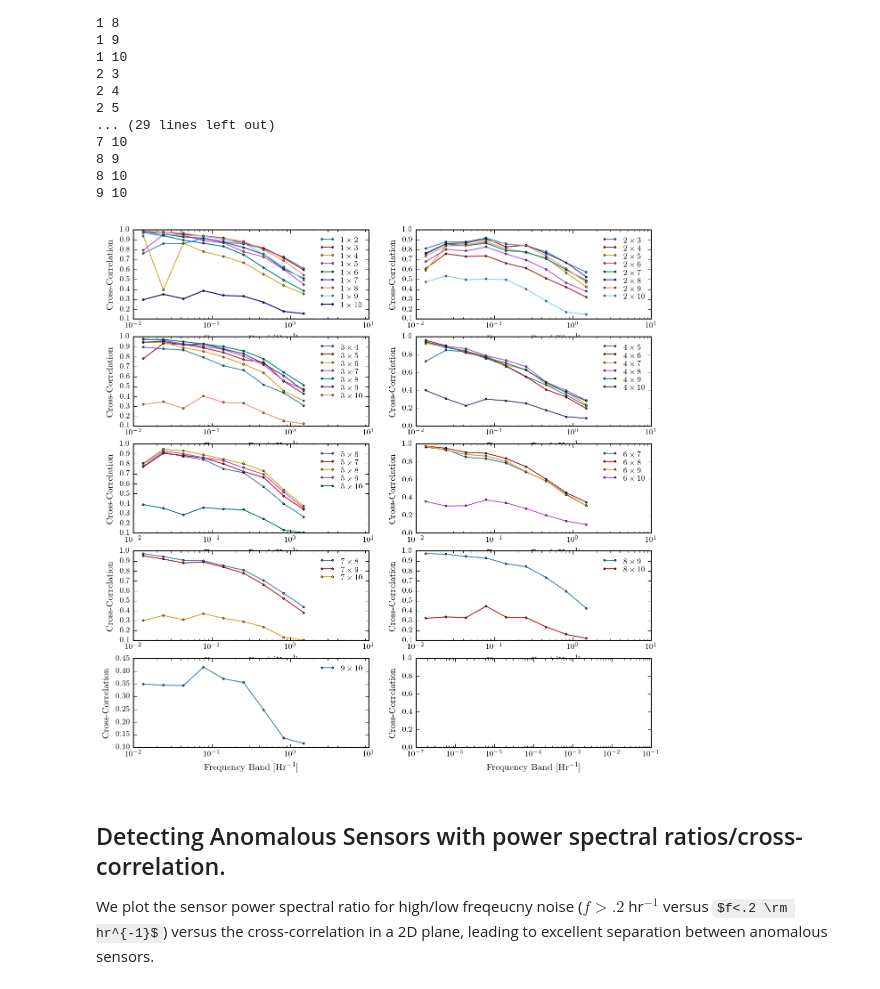
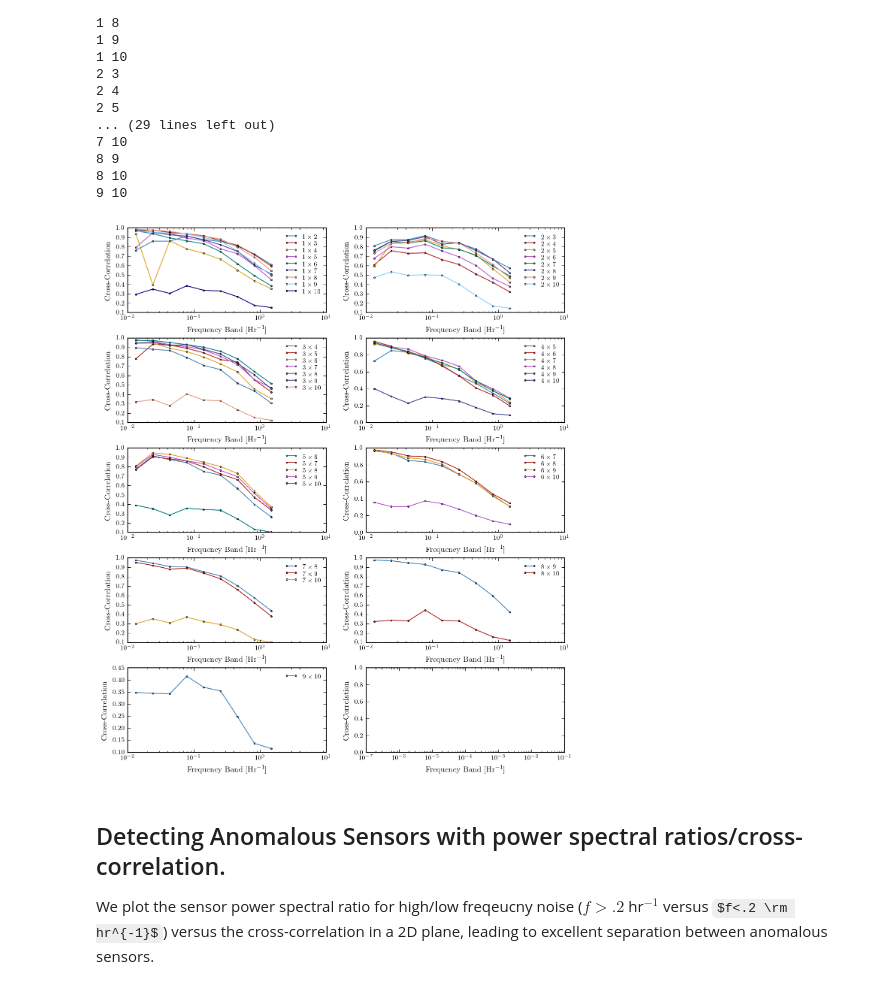
Before and after one commit to erccarls/berkely_snowfall, a Jupyter notebook: notebooks/Preprocessing.ipynb, the cells around one changed output. Drawn from its saved outputs; the diff is of its cells as text; code cells hidden in the pictures; some formulas as TeX source.

```diff
--- a/notebooks/Preprocessing.ipynb
+++ b/notebooks/Preprocessing.ipynb
@@ -196,8 +196,8 @@ plt.legend(frameon=False)
 # %%
 from scipy import signal
 
-plt.figure(figsize=(30,30))
-for i in range(1,11):
+plt.figure(figsize=(10,10))
+for i in range(5,11):
     for j in range(i,11):
         set1 = df_clean_filled['snowdepth_%i'%i].values
         set2 = df_clean_filled['snowdepth_%i'%j].values
@@ -220,13 +220,14 @@ for i in range(1,11):
         max_corr_no_clean = np.max(corr_no_clean)  # Find maximal correlation
 
         # Plotting
-        plt.subplot2grid((10,10),(i-1, j-1))
+        #plt.subplot2grid((5,5),(i-1, j-1))
+        plt.subplot2grid((5,5),(i-6, j-6))
         plt.plot((np.arange(len(corr))-len(a)/2.)/4., corr)
         plt.plot((np.arange(len(corr_no_clean))-len(a_no_clean)/2.)/4., corr_no_clean, color='firebrick', linestyle='-')
         plt.xlim(-500, 500)
         plt.vlines(len(a)/2, 0, 1, linestyle='--', alpha=.4)
 
-        plt.text(.05, .25, 'max=%1.3f'%max_corr, transform=plt.gca().transAxes, fontsize=20)
-        plt.text(.05, .1, 'lag=%1.2f hr'%(max_corr_position/4.), transform=plt.gca().transAxes, fontsize=20)
+        plt.text(.05, .1, 'max=%1.3f'%max_corr, transform=plt.gca().transAxes, fontsize=20)
+        #plt.text(.05, .1, 'lag=%1.2f hr'%(max_corr_position/4.), transform=plt.gca().transAxes, fontsize=20)
         plt.ylim(0,1)
 # %% [output]
@@ -374,28 +375,29 @@ pickle.dump(corr_list, open('../output/bandpassed_cross_correlations.pickle', 'w
 8 10
 9 10
 # %%
-
-pickle.load(open('../output/bandpassed_cross_correlations.pickle', 'r'))
+import pickle
+corr_list = pickle.load(open('../output/bandpassed_cross_correlations.pickle', 'r'))
 
 scan_frequencies = np.logspace(-2,np.log10(2),10)
 
 scan_frequencies_centers = [np.exp(0.5*(np.log(scan_frequencies[i]) + np.log(scan_frequencies[i+1])))
                              for i in range(len(scan_frequencies)-1)]
 
 
-plt.figure(figsize=(10,10))
+plt.figure(figsize=(10, 12))
 
 for i in range(1,11):
     plt.subplot(5,2,i)
 
     for j, xcorr in enumerate(corr_list[i-1]):
         plt.plot(scan_frequencies_centers, xcorr, label=r'$%i \times %i$'%(i,j+i+1), marker='o', markersize=2)
     plt.xscale('log')
     plt.xlabel('Frequency Band [Hr$^{-1}$]')
     plt.ylabel('Cross-Correlation')
     plt.legend(loc=1, frameon=False, labelspacing=.2, fontsize=8)
+plt.subplots_adjust(hspace=.3)
 # %% [output]
-[figure, old version]
+[figure, new version]
 # %% [markdown]
 ## Detecting Anomalous Sensors with power spectral ratios/cross-correlation.
 
```
Also changed, not shown: parts of 1 cell of this notebook, 4 other files.
